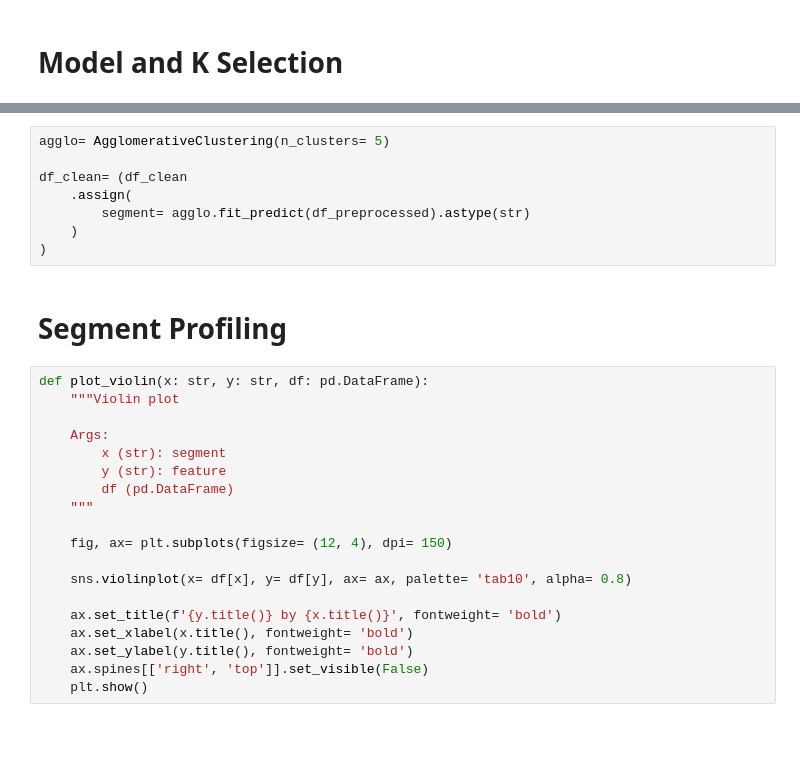
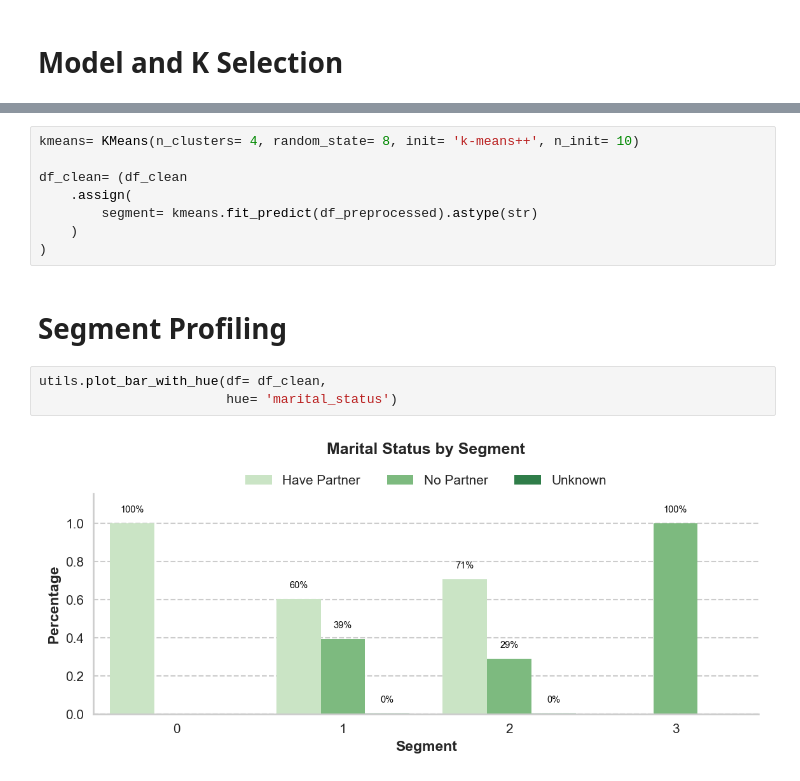
Before and after one commit to danjelito/upscale-test, a Jupyter notebook: main.ipynb, the cells around one changed output, grey strips where cells are left out. Drawn from its saved outputs; the diff is of its cells as text; blank space fills up the shorter version.

```diff
--- a/main.ipynb
+++ b/main.ipynb
@@ -151,30 +160,16 @@ results
 # %%
-agglo= AgglomerativeClustering(n_clusters= 5)
+kmeans= KMeans(n_clusters= 4, random_state= 8, init= 'k-means++', n_init= 10)
 
 df_clean= (df_clean
     .assign(
-        segment= agglo.fit_predict(df_preprocessed).astype(str)
+        segment= kmeans.fit_predict(df_preprocessed).astype(str)
     )
 )
 # %% [markdown]
 # Segment Profiling
-# %%
-def plot_violin(x: str, y: str, df: pd.DataFrame):
-    """Violin plot
-
-    Args:
-        x (str): segment
-        y (str): feature
-        df (pd.DataFrame)
-    """
-
-    fig, ax= plt.subplots(figsize= (12, 4), dpi= 150)
-
-    sns.violinplot(x= df[x], y= df[y], ax= ax, palette= 'tab10', alpha= 0.8)
-
-    ax.set_title(f'{y.title()} by {x.title()}', fontweight= 'bold')
-    ax.set_xlabel(x.title(), fontweight= 'bold')
-    ax.set_ylabel(y.title(), fontweight= 'bold')
-    ax.spines[['right', 'top']].set_visible(False)
-    plt.show()
+# %%
+utils.plot_bar_with_hue(df= df_clean,
+                        hue= 'marital_status')
+# %% [output]
+[figure, added]
 # %%
```
Also changed, not shown: parts of 35 cells of this notebook, 1 other file.
